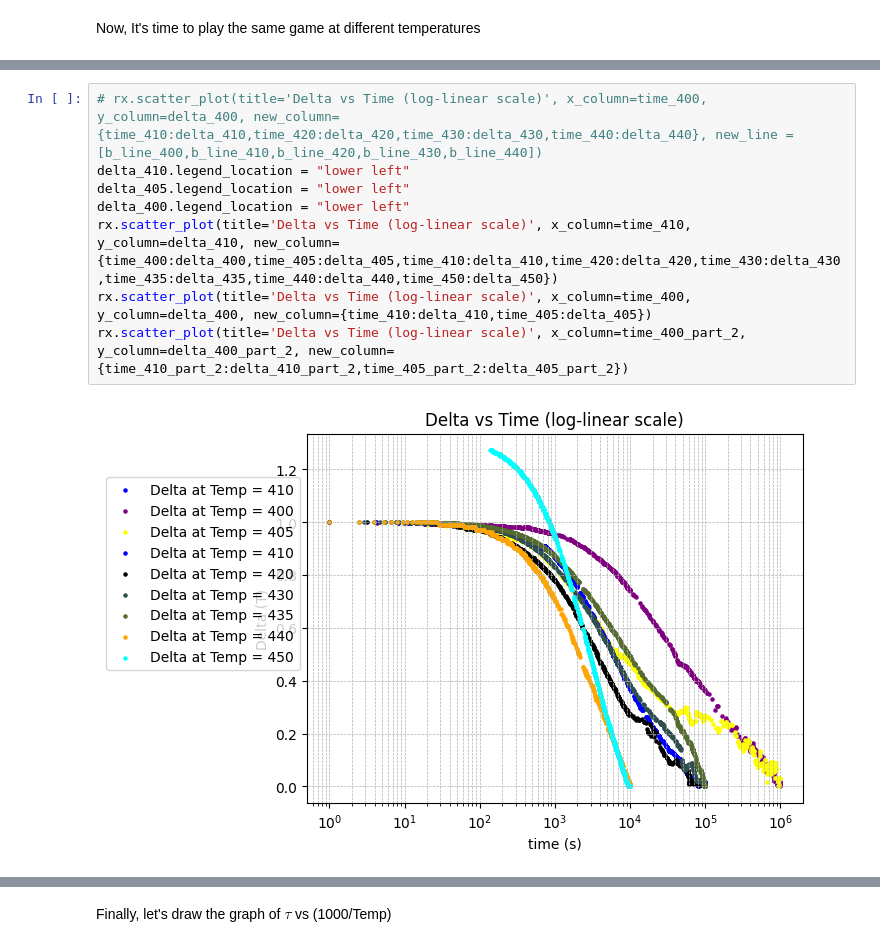
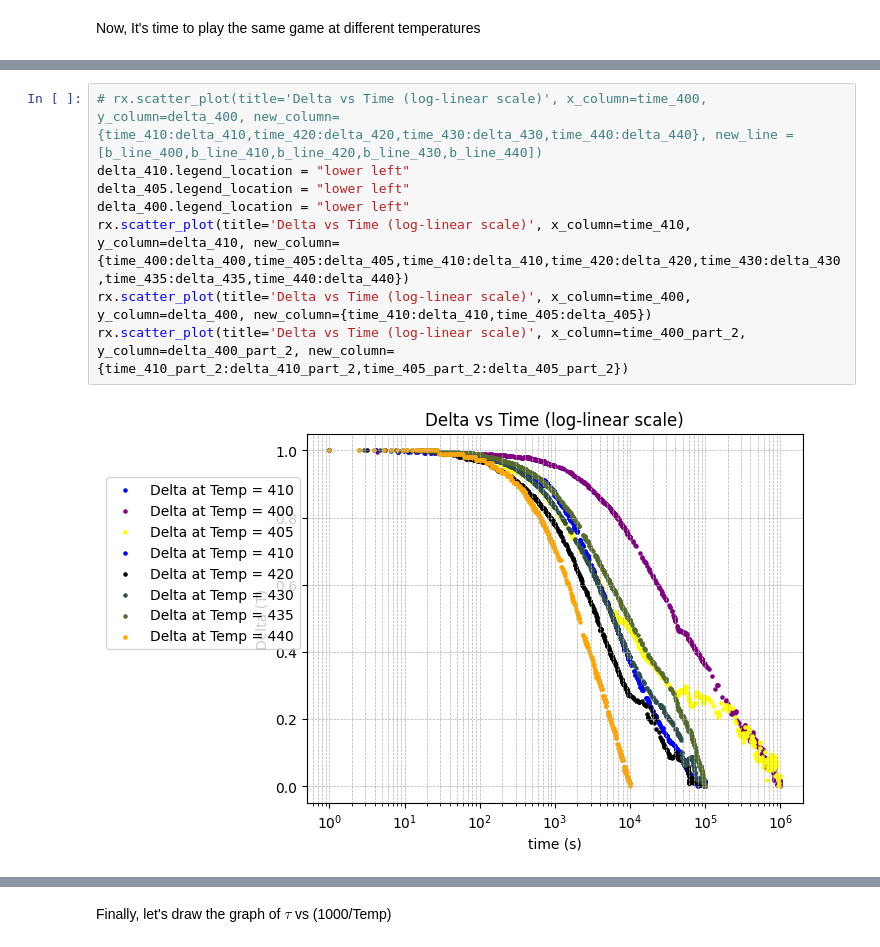
Before and after one commit to speedcoder107/kakalioslab, a Jupyter notebook: relaxation time/relaxation_time.ipynb, the cells around one changed output, grey strips where cells are left out. Cells and saved outputs as stored; diff of their text form.

```diff
--- a/relaxation time/relaxation_time.ipynb
+++ b/relaxation time/relaxation_time.ipynb
@@ -359,13 +358,13 @@ rx.scatter_plot(title='Delta vs Time (log-linear scale) for temp = 450K', x_colu
 # %%
 # rx.scatter_plot(title='Delta vs Time (log-linear scale)', x_column=time_400, y_column=delta_400, new_column={time_410:delta_410,time_420:delta_420,time_430:delta_430,time_440:delta_440}, new_line = [b_line_400,b_line_410,b_line_420,b_line_430,b_line_440])
 delta_410.legend_location = "lower left"
 delta_405.legend_location = "lower left"
 delta_400.legend_location = "lower left"
-rx.scatter_plot(title='Delta vs Time (log-linear scale)', x_column=time_410, y_column=delta_410, new_column={time_400:delta_400,time_405:delta_405,time_410:delta_410,time_420:delta_420,time_430:delta_430,time_435:delta_435,time_440:delta_440,time_450:delta_450})
+rx.scatter_plot(title='Delta vs Time (log-linear scale)', x_column=time_410, y_column=delta_410, new_column={time_400:delta_400,time_405:delta_405,time_410:delta_410,time_420:delta_420,time_430:delta_430,time_435:delta_435,time_440:delta_440})
 rx.scatter_plot(title='Delta vs Time (log-linear scale)', x_column=time_400, y_column=delta_400, new_column={time_410:delta_410,time_405:delta_405})
 rx.scatter_plot(title='Delta vs Time (log-linear scale)', x_column=time_400_part_2, y_column=delta_400_part_2, new_column={time_410_part_2:delta_410_part_2,time_405_part_2:delta_405_part_2})
 # %% [output]
-[figure, old version]
+[figure, new version]
 [figure]
 [figure]
 # %% [markdown]
```
Also changed, not shown: parts of 20 cells of this notebook, 11 other files.
